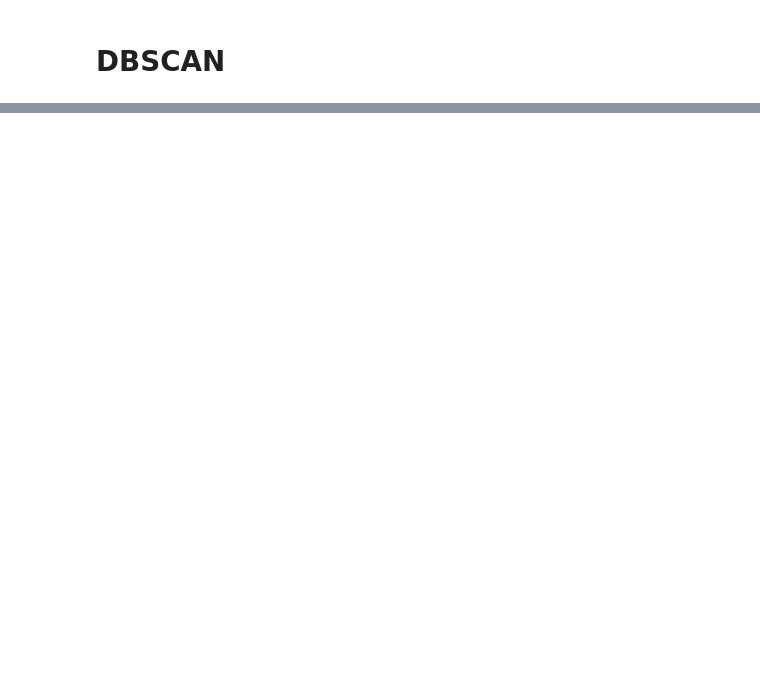
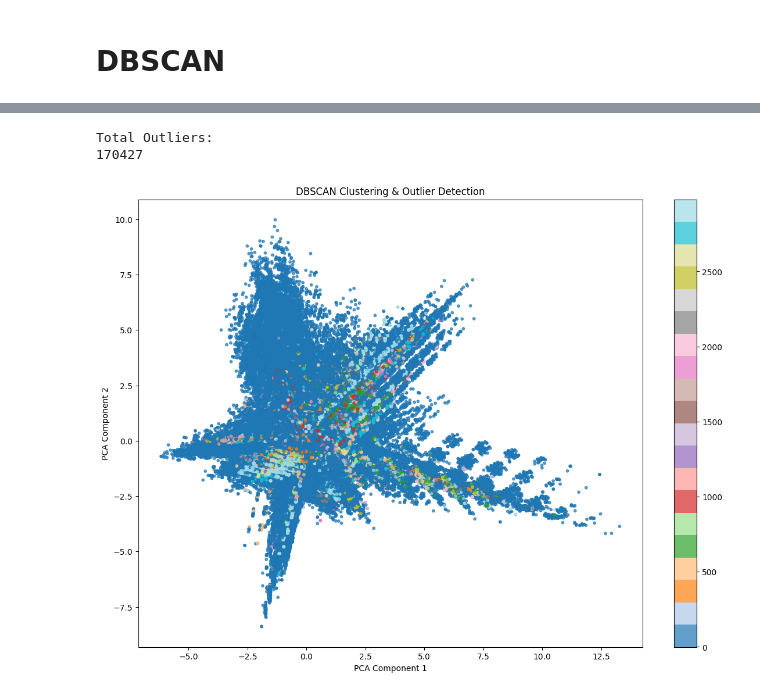
Before and after one commit to SATYA012904/Disease-Symptom-Pattern-Discovery, a Jupyter notebook: Untitled27.ipynb, the cells around one changed output, grey strips where cells are left out. Cells and saved outputs as stored; diff of their text form; code cells hidden in the pictures; blank space fills up the shorter version.

```diff
--- a/Untitled27.ipynb
+++ b/Untitled27.ipynb
@@ -1000,0 +1027,31 @@ dbscan_clusters = dbscan.fit_predict(X_pca)
+# %%
+outliers = np.sum(dbscan_clusters == -1)
+
+print("\nTotal Outliers:")
+print(outliers)
+# %% [output]
+Total Outliers:
+170427
+# %%
+plt.figure(figsize=(14,10))
+
+scatter = plt.scatter(
+    X_2d[:,0],
+    X_2d[:,1],
+    c=dbscan_clusters,
+    cmap='tab20',
+    s=10,
+    alpha=0.7
+)
+
+plt.title("DBSCAN Clustering & Outlier Detection")
+
+plt.xlabel("PCA Component 1")
+
+plt.ylabel("PCA Component 2")
+
+plt.colorbar(scatter)
+
+plt.show()
+# %% [output]
+[figure, added]
```
Also changed, not shown: parts of 20 cells of this notebook.
